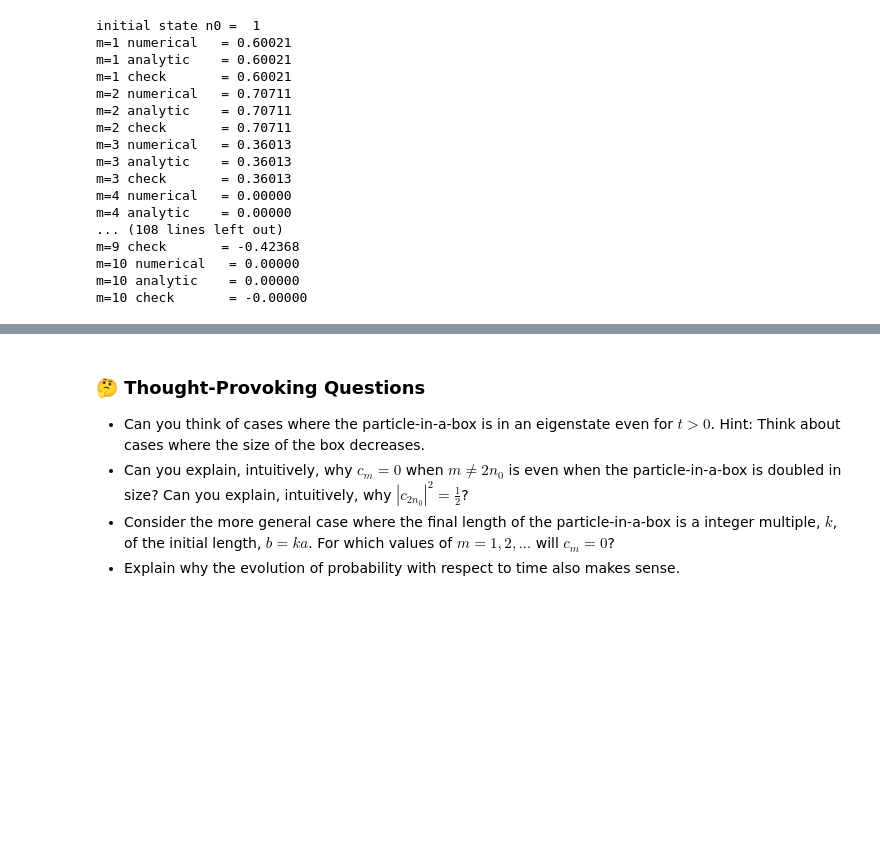
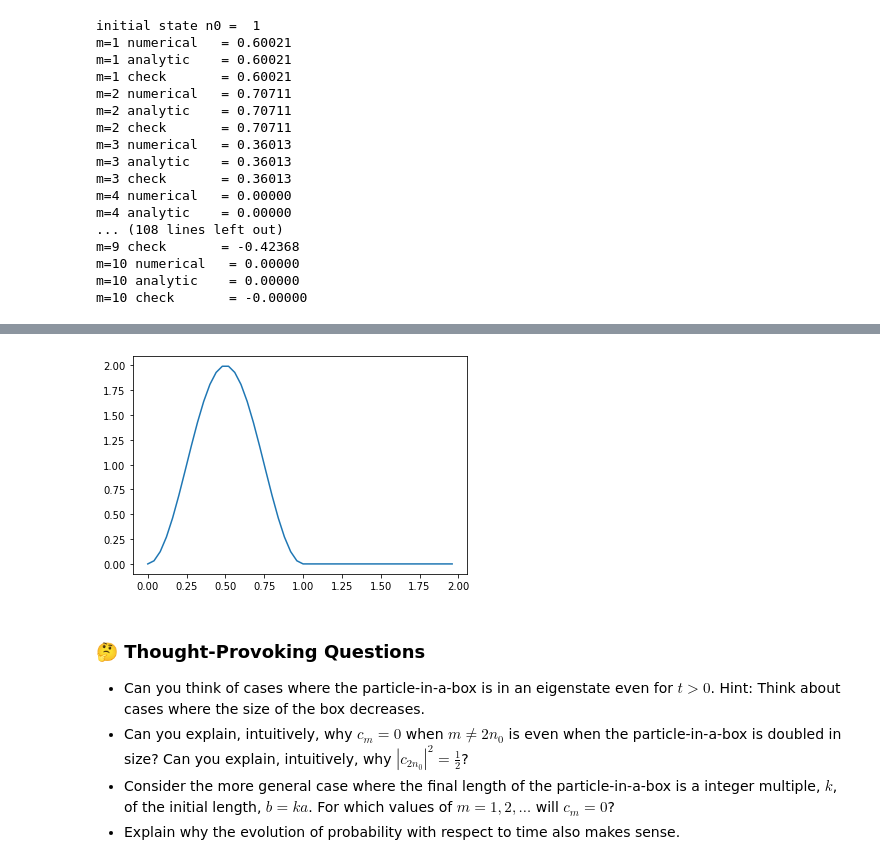
Before and after one commit to McMasterQM/Sudden-Approximation, a Jupyter notebook: SuddenPinBox.ipynb, the cells around one changed output, grey strips where cells are left out. Cells and saved outputs as stored; diff of their text form; code cells hidden in the pictures; blank space fills up the shorter version.

Commit message:
Add attempt at animation

```diff
--- a/SuddenPinBox.ipynb
+++ b/SuddenPinBox.ipynb
@@ -333,9 +368,10 @@ def compute_probability(n0, a, b, x, t):
     # (more accurate) or decrease (faster) this number
     m_max = 100
 
+    ### START YOUR CODE HERE
     #compute wavefunction for x and t
     wavefunction = 0
-    for m in np.arange(1,m_max+1):
+    for m in range(1,m_max+1):
         wavefunction = wavefunction + ( compute_amplitude_analytic(n0, m, a, b)
         * np.exp(-1j*compute_energy(m, b)*t)
         * compute_wavefunction(x,m,b) )
@@ -350,7 +386,42 @@ def compute_probability(n0, a, b, x, t):
     else:
         if x < 0.0 or x > b:
             prob = 0.0
+
+    ### END YOUR CODE HERE
     return prob
+# %%
+# Plot the probability as a function of time.
+
+# Choose the initial (a) and final (b) length of the box.
+a, b = 1, 2
+# Choose the initial quantum state
+n0 = 1
+
+#Choose how many x-points you wish to plot
+xpoints = 50
+xstep = b/50
+
+#Choose the timestep (in atomic units)
+tstep = 0.01
+
+fig, ax = plt.subplots()
+
+#This plots the probability at time=0
+x = np.arange(0, b, xstep)
+line, = ax.plot(x, compute_probability(n0, a, b, x, 0.0))
+
+#This computes the probability at time i*tstep
+def animate(i):
+    line.set_ydata(compute_probability(n0, a, b, x, i*tstep))  # update the data.
+    return line,
+
+
+ani = animation.FuncAnimation(
+    fig, animate, frames=range(0,1000),blit=True)
+
+plt.show()
+# %% [output]
+[figure, added]
 # %% [markdown]
 ### &#x1f914; Thought-Provoking Questions
 - Can you think of cases where the particle-in-a-box is in an eigenstate even for $t>0$. Hint: Think about cases where the size of the box decreases.
```
Also changed, not shown: parts of 3 cells of this notebook.
